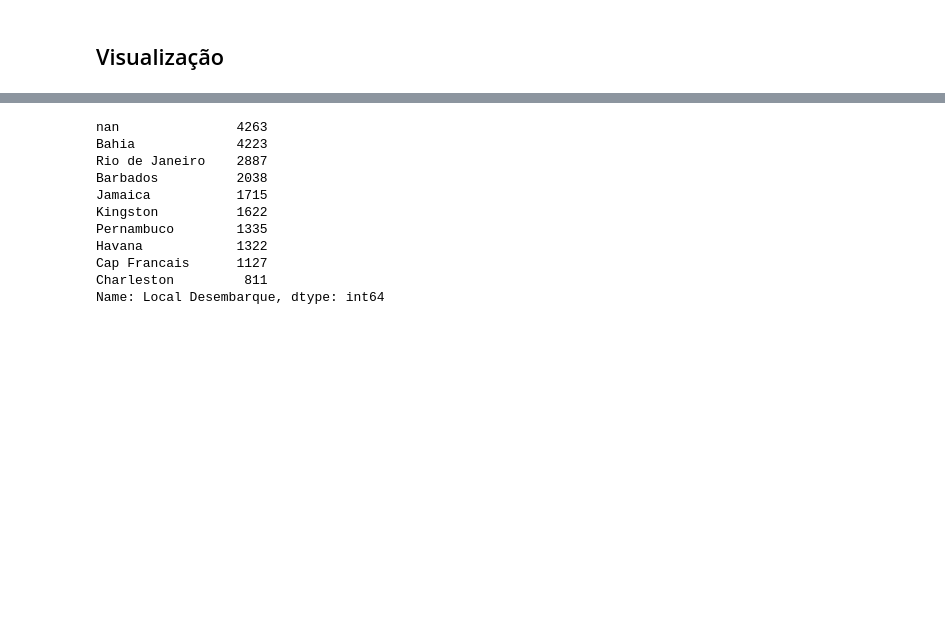
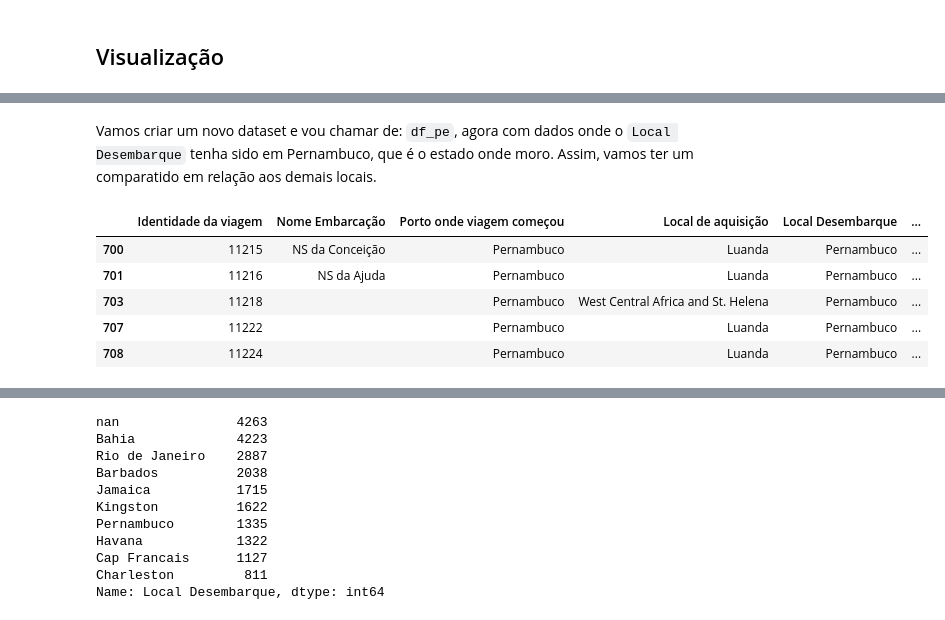
Before and after one commit to leonarddocchagas/data_science, a Jupyter notebook: Slave_Voyages.ipynb, the cells around one changed output, grey strips where cells are left out. Drawn from its saved outputs; the diff is of its cells as text; code cells hidden in the pictures; blank space fills up the shorter version.

```diff
--- a/Slave_Voyages.ipynb
+++ b/Slave_Voyages.ipynb
@@ -193,0 +209,13 @@ dtype: object
+# %% [markdown]
+Vamos criar um novo dataset e vou chamar de: `df_pe`, agora com dados onde o `Local Desembarque` tenha sido em Pernambuco, que é o estado onde moro. Assim, vamos ter um comparatido em relação aos demais locais.
+# %%
+# dataset Pernambuco
+df_pe = df_fill_median[df_fill_median['Local Desembarque'] == 'Pernambuco']
+df_pe.head()
+# %% [output]
+|  | Identidade da viagem | Nome Embarcação | Porto onde viagem começou | Local de aquisição | Local Desembarque | ... |
+| 700 | 11215 | NS da Conceição | Pernambuco | Luanda | Pernambuco | ... |
+| 701 | 11216 | NS da Ajuda | Pernambuco | Luanda | Pernambuco | ... |
+| 703 | 11218 |  | Pernambuco | West Central Africa and St. Helena | Pernambuco | ... |
+| 707 | 11222 |  | Pernambuco | Luanda | Pernambuco | ... |
+| 708 | 11224 |  | Pernambuco | Luanda | Pernambuco | ... |
```
Also changed, not shown: parts of 33 cells of this notebook.
